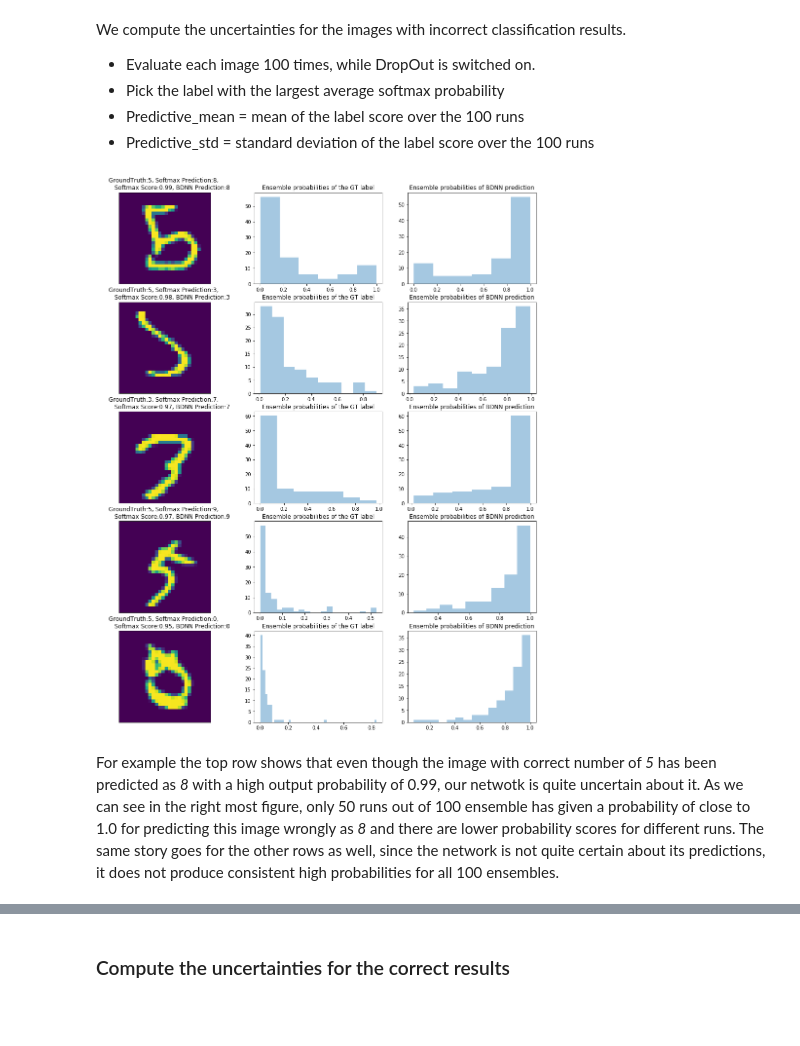
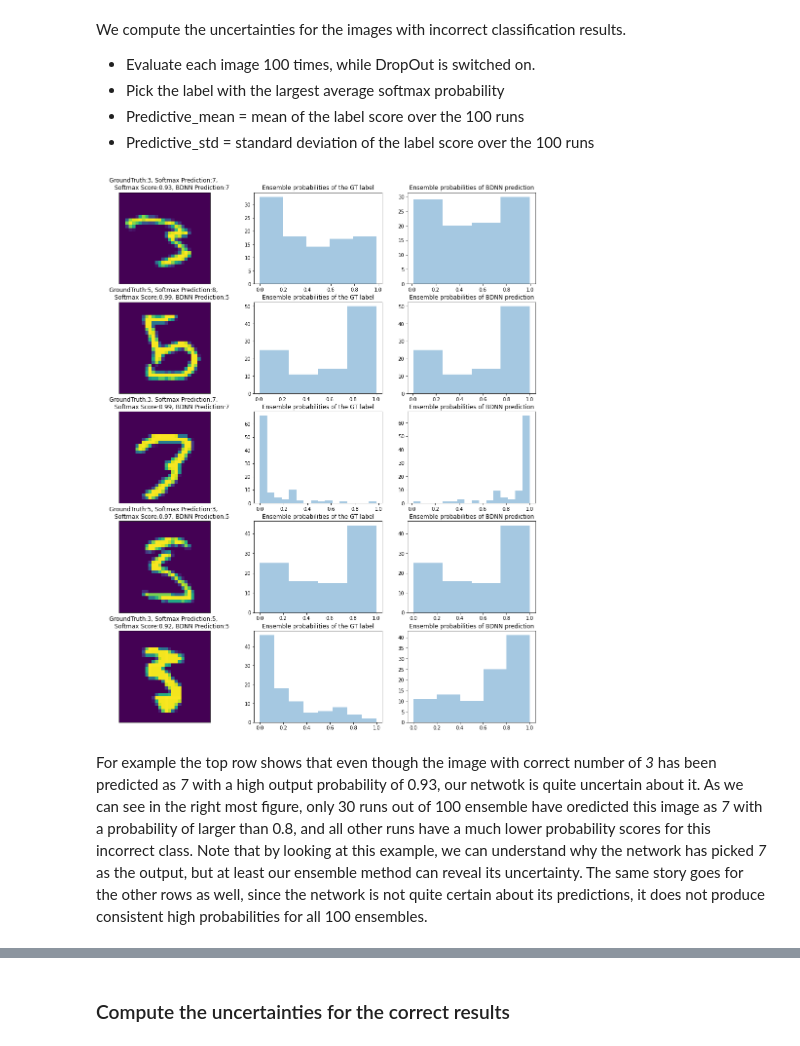
Before and after one commit to monaj07/ml, a Jupyter notebook: uncertainty/uncertainty_concise.ipynb, the cells around one changed output, grey strips where cells are left out. Drawn from its saved outputs; the diff is of its cells as text; code cells hidden in the pictures; blank space fills up the shorter version.

Commit message:
Add more clarification to the uncertainty_concise notbook

```diff
--- a/uncertainty/uncertainty_concise.ipynb
+++ b/uncertainty/uncertainty_concise.ipynb
@@ -309,34 +310,34 @@ fig, axes = plt.subplots(number_of_rows, 3, figsize=(16, 20 * number_of_rows //
 for it, test_batch in enumerate(wrong_subset_loader):
     images, target = test_batch
     if target.item() not in (3, 5):
         continue
     scores = []
     for _ in range(ensemble_size):
         test_data_batch = images.view(target.shape[0], 784)
         output_test = mlp_dropout(test_data_batch.to(device).float())
         scores.append(F.softmax(output_test, dim=1).data.numpy())
     scores = np.vstack(scores)
     label = scores.mean(axis=0).argmax(0)
     predictive_mean = np.round(np.mean(scores[:, label]), 2)
     predictive_std = np.round(np.std(scores[:, label]), 2)
 
-    if wrong_samples_scores[it] > 0.95:
+    if wrong_samples_scores[it] > 0.90:
         img = images[0, 0].data.numpy()
         axes[idx, 0].imshow(img)
         axes[idx, 0].set_title(f"""GroundTruth:{target.item()}, Softmax Prediction:{wrong_samples_labels[it]},
         Softmax Score:{str(np.around(wrong_samples_scores[it], 2))}, BDNN Prediction:{label}""")
         axes[idx, 0].xaxis.set_visible(False)
         axes[idx, 0].yaxis.set_visible(False)
         axes[idx, 0].xaxis.set_ticks([])
         axes[idx, 0].yaxis.set_ticks([])
         sb.distplot(scores[:, target.item()], kde=False, kde_kws={'clip': (0.0, 1.0)}, ax=axes[idx, 1])
         axes[idx, 1].set_title(f"Ensemble probabilities of the GT label")
         sb.distplot(scores[:, label], kde=False, kde_kws={'clip': (0.0, 1.0)}, ax=axes[idx, 2])
         axes[idx, 2].set_title(f"Ensemble probabilities of BDNN prediction")
         idx += 1
     if idx == number_of_rows:
         break
 # %% [output]
-[figure, old version]
+[figure, new version]
 # %% [markdown]
-For example the top row shows that even though the image with correct number of *5* has been predicted as *8* with a high output probability of 0.99, our netwotk is quite uncertain about it. As we can see in the right most figure, only 50 runs out of 100 ensemble has given a probability of close to 1.0 for predicting this image wrongly as *8* and there are lower probability scores for different runs. The same story goes for the other rows as well, since the network is not quite certain about its predictions, it does not produce consistent high probabilities for all 100 ensembles.
+For example the top row shows that even though the image with correct number of *3* has been predicted as *7* with a high output probability of 0.93, our netwotk is quite uncertain about it. As we can see in the right most figure, only 30 runs out of 100 ensemble have oredicted this image as *7* with a probability of larger than 0.8, and all other runs have a much lower probability scores for this incorrect class. Note that by looking at this example, we can understand why the network has picked *7* as the output, but at least our ensemble method can reveal its uncertainty. The same story goes for the other rows as well, since the network is not quite certain about its predictions, it does not produce consistent high probabilities for all 100 ensembles.
```
Also changed, not shown: parts of 20 cells of this notebook.
